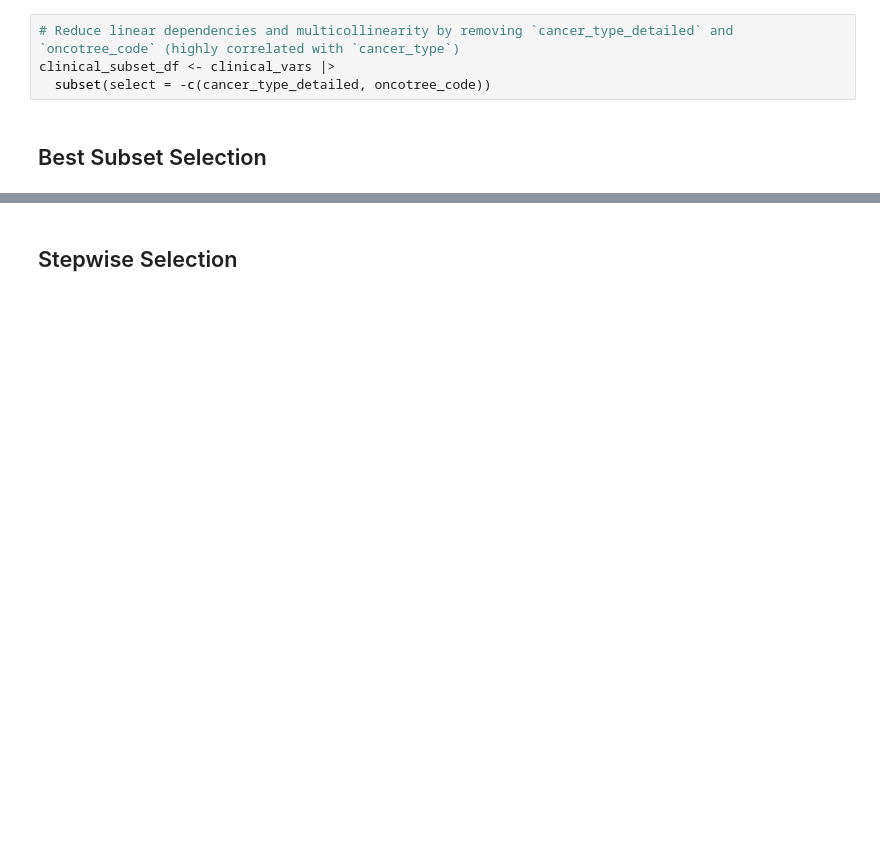
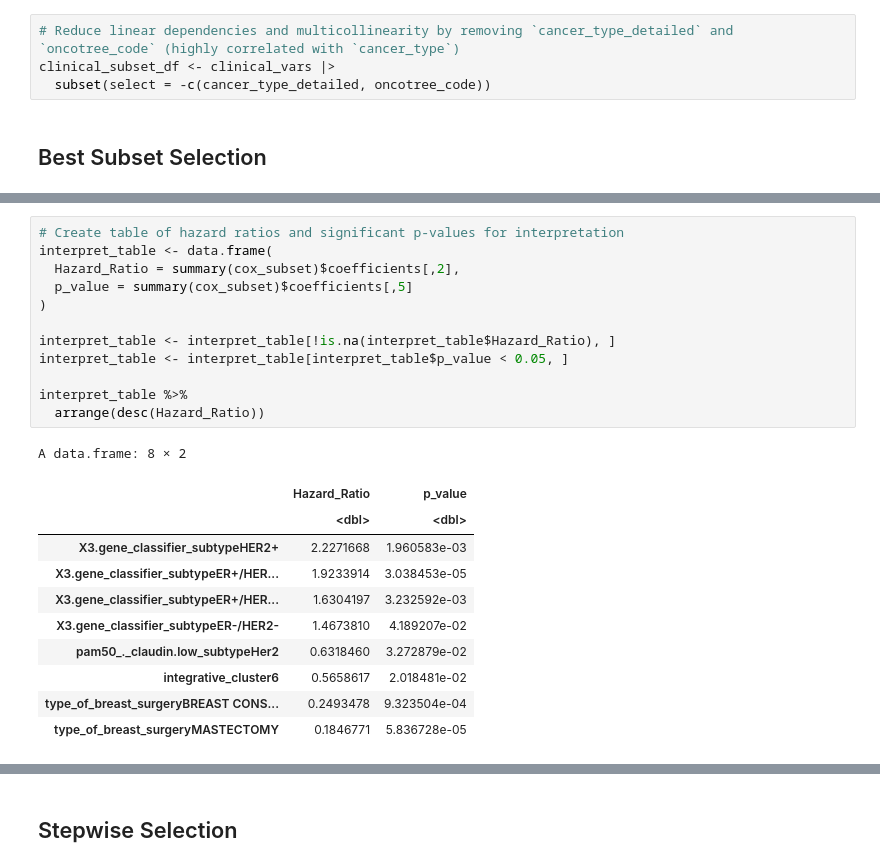
Before and after one commit to harrisdurrani/data_mining_project, a Jupyter notebook: Project (R code).ipynb, the cells around one changed output, grey strips where cells are left out. Saved outputs shown, nothing was run; the diff lists cells and outputs as text; blank space fills up the shorter version.

```diff
--- a/Project (R code).ipynb
+++ b/Project (R code).ipynb
@@ -774,2 +796,26 @@ Score (logrank) test = 90.91  on 27 df,   p=8e-09
+# %%
+# Create table of hazard ratios and significant p-values for interpretation
+interpret_table <- data.frame(
+  Hazard_Ratio = summary(cox_subset)$coefficients[,2],
+  p_value = summary(cox_subset)$coefficients[,5]
+)
+
+interpret_table <- interpret_table[!is.na(interpret_table$Hazard_Ratio), ]
+interpret_table <- interpret_table[interpret_table$p_value < 0.05, ]
+
+interpret_table %>%
+  arrange(desc(Hazard_Ratio))
+# %% [output]
+A data.frame: 8 × 2
+|  | Hazard_Ratio | p_value |
+|  | <dbl> | <dbl> |
+| X3.gene_classifier_subtypeHER2+ | 2.2271668 | 1.960583e-03 |
+| X3.gene_classifier_subtypeER+/HER... | 1.9233914 | 3.038453e-05 |
+| X3.gene_classifier_subtypeER+/HER... | 1.6304197 | 3.232592e-03 |
+| X3.gene_classifier_subtypeER-/HER2- | 1.4673810 | 4.189207e-02 |
+| pam50_._claudin.low_subtypeHer2 | 0.6318460 | 3.272879e-02 |
+| integrative_cluster6 | 0.5658617 | 2.018481e-02 |
+| type_of_breast_surgeryBREAST CONS... | 0.2493478 | 9.323504e-04 |
+| type_of_breast_surgeryMASTECTOMY | 0.1846771 | 5.836728e-05 |
 # %% [markdown]
 ## Selected model key predictors (Sequential Replacement hazard ratio, and p-value)
```
Also changed, not shown: parts of 28 cells of this notebook.
